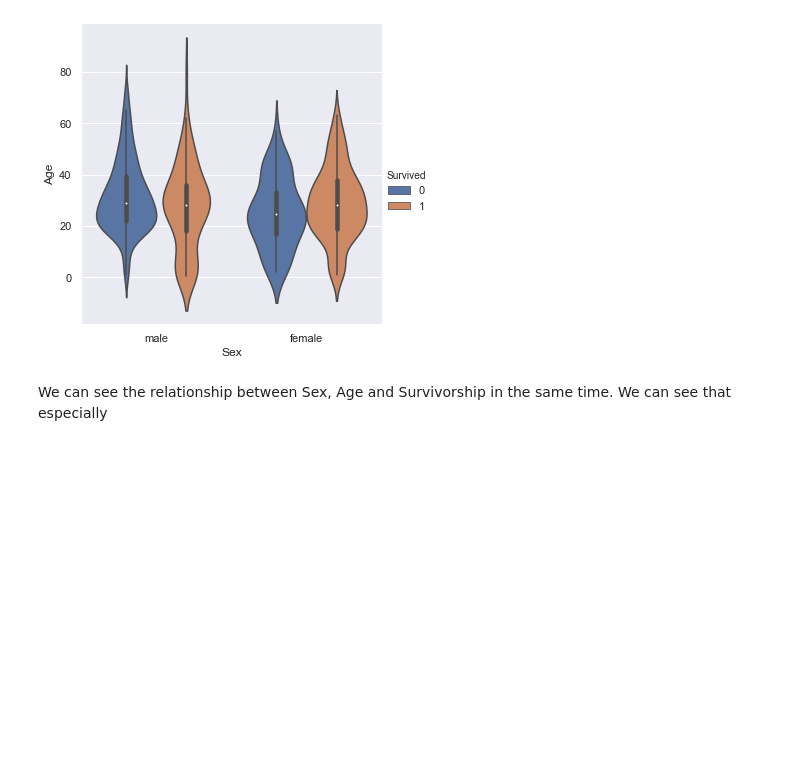
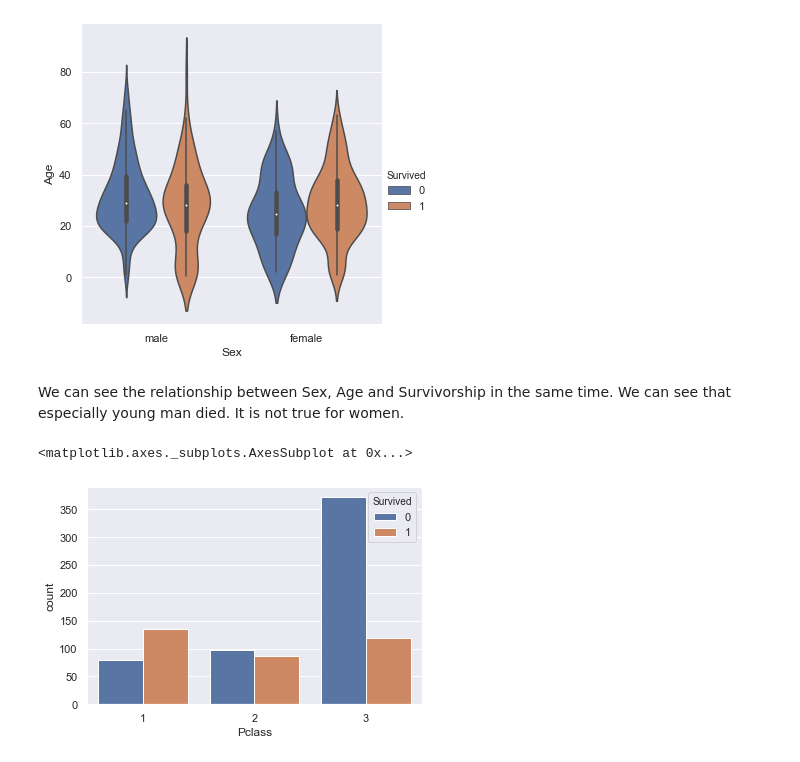
Before and after one commit to Bounty1993/ML-scripts, a Jupyter notebook: titanic.ipynb, the cells around one changed output. Saved outputs shown, nothing was run; the diff lists cells and outputs as text; code cells hidden in the pictures; blank space fills up the shorter version.

Commit message:
Pclass analysis

```diff
--- a/titanic.ipynb
+++ b/titanic.ipynb
@@ -82,4 +82,9 @@ sns.catplot(y='Age', x='Sex', hue='Survived', data=train_df, kind='violin')
 <seaborn.axisgrid.FacetGrid at 0x...>
 [figure]
 # %% [markdown]
-We can see the relationship between Sex, Age and Survivorship in the same time. We can see that especially
+We can see the relationship between Sex, Age and Survivorship in the same time. We can see that especially young man died. It is not true for women.
+# %%
+sns.countplot(x='Pclass', hue='Survived', data=train_df)
+# %% [output]
+<matplotlib.axes._subplots.AxesSubplot at 0x...>
+[figure, added]
```
